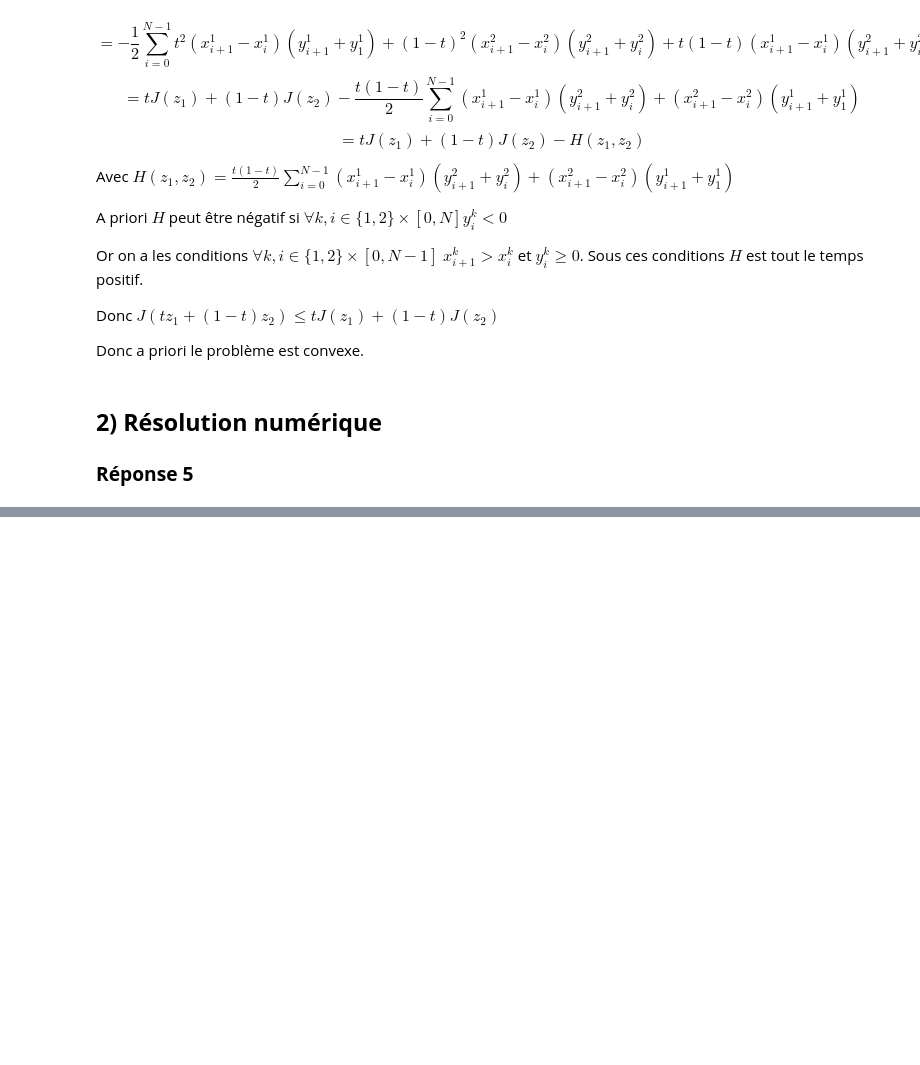
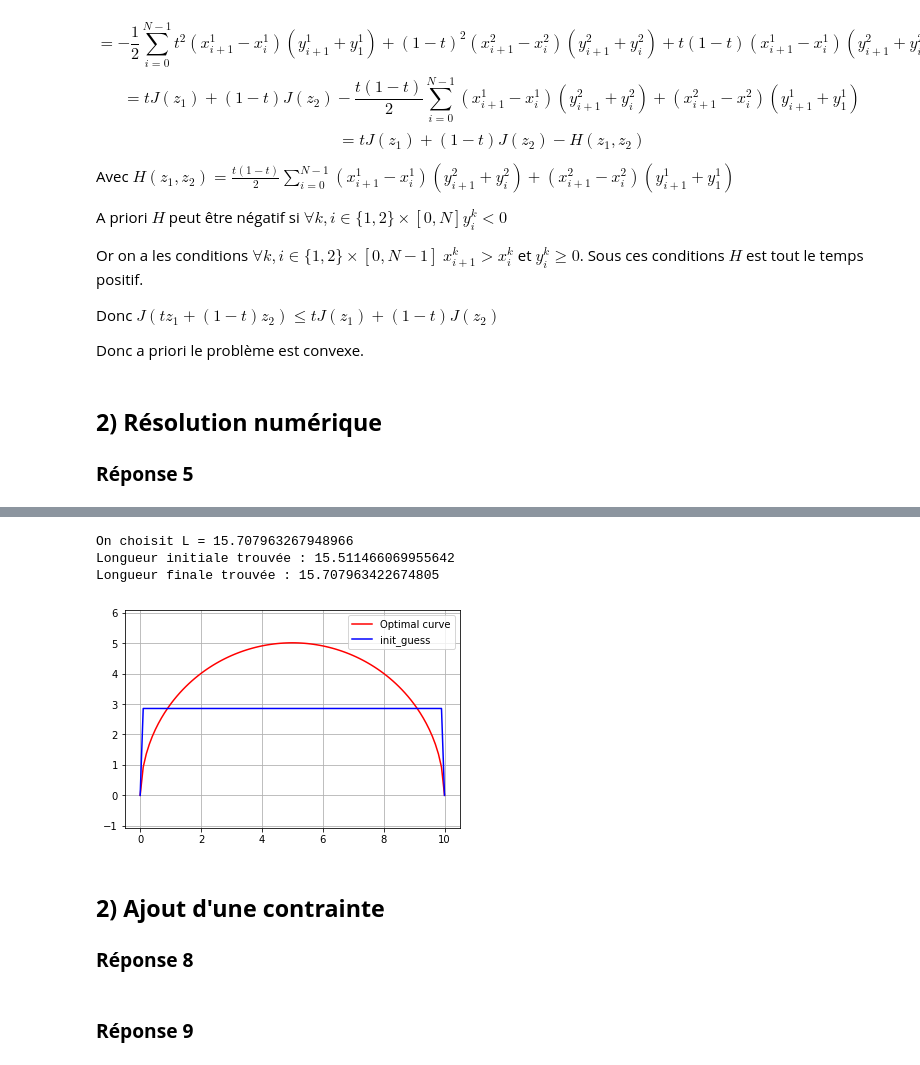
Before and after one commit to Hayvo/projet_optim, a Jupyter notebook: Projet_mouton.ipynb, the cells around one changed output, grey strips where cells are left out. Saved outputs shown, nothing was run; the diff lists cells and outputs as text; code cells hidden in the pictures; blank space fills up the shorter version.

```diff
--- a/Projet_mouton.ipynb
+++ b/Projet_mouton.ipynb
@@ -118,0 +140,27 @@ Optimization terminated successfully    (Exit mode 0)
+# %%
+data = optimal_curve(a,b,np.pi*(b-a)/2,N)
+
+x = data[1]
+y = data[0].x
+
+print(f"On choisit L = {np.pi*(b-a)/2}")
+print(f"Longueur initiale trouvée : {dist(data[2],x)}")
+print(f"Longueur finale trouvée : {dist(y,x)}")
+
+plt.plot(x,y,c = 'r', label = 'Optimal curve')
+plt.plot(x,data[2], c = 'b', label = 'init_guess')
+plt.legend()
+plt.axis('equal')
+plt.grid()
+plt.show()
+# %% [output]
+On choisit L = 15.707963267948966
+Longueur initiale trouvée : 15.511466069955642
+Longueur finale trouvée : 15.707963422674805
+[figure, added]
+# %% [markdown]
+## __2) Ajout d'une contrainte__
+
+### __Réponse 8__
+# %% [markdown]
+### __Réponse 9__
```
Also changed, not shown: parts of 14 cells of this notebook, 1 other file.
